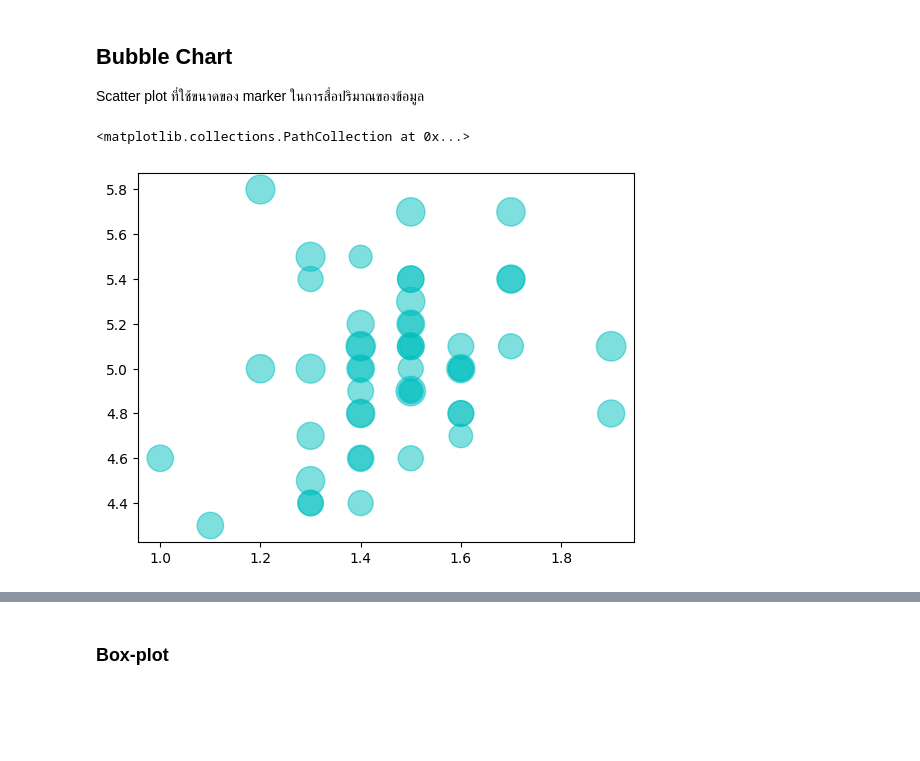
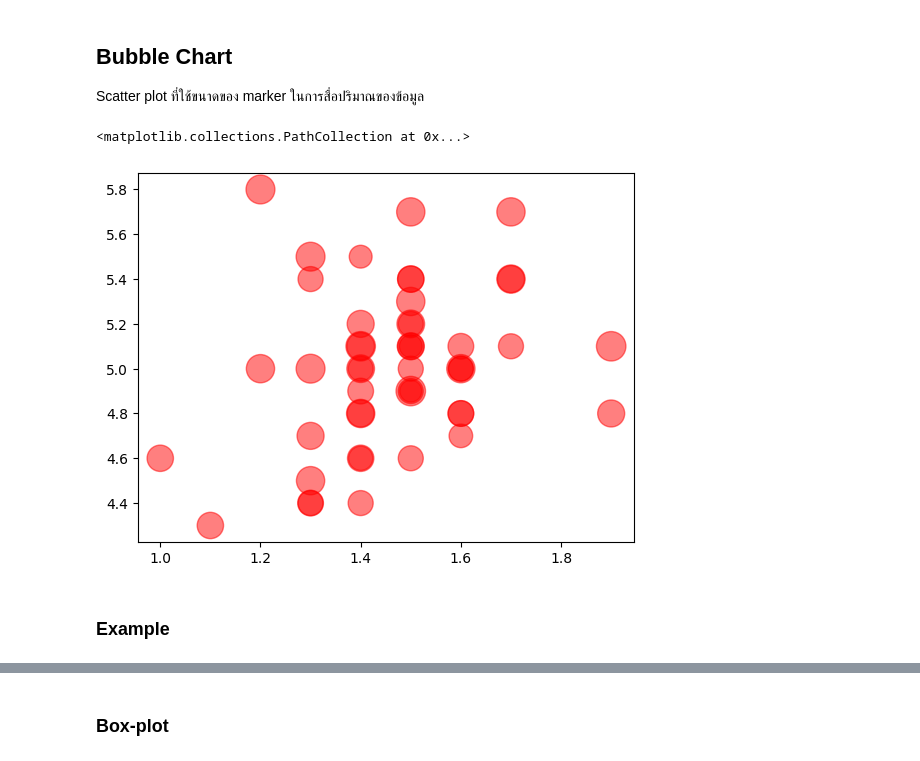
Before and after one commit to Meaiie/python_dataviz2024, a Jupyter notebook: Visualize_Data_Distribution_(02)_2024.ipynb, the cells around one changed output, grey strips where cells are left out. Drawn from its saved outputs; the diff is of its cells as text; code cells hidden in the pictures; blank space fills up the shorter version.

```diff
--- a/Visualize_Data_Distribution_(02)_2024.ipynb
+++ b/Visualize_Data_Distribution_(02)_2024.ipynb
@@ -143,7 +143,9 @@ ax.scatter3D(df['PetalLength'],df['PetalWidth'],df['SepalWidth'],c=df2['Name'])
 
 Scatter plot ที่ใช้ขนาดของ marker ในการสื่อปริมาณของข้อมูล
 # %%
-plt.scatter(df['PetalLength'][:50],df['SepalLength'][:50],s=180*df['PetalWidth'][100:],c='c',alpha=0.5)
+plt.scatter(df['PetalLength'][:50],df['SepalLength'][:50],s=180*df['PetalWidth'][100:],c='r',alpha=0.5)
 # %% [output]
 <matplotlib.collections.PathCollection at 0x...>
-[figure, old version]
+[figure, new version]
+# %% [markdown]
+### Example
```
Also changed, not shown: parts of 45 cells of this notebook.
